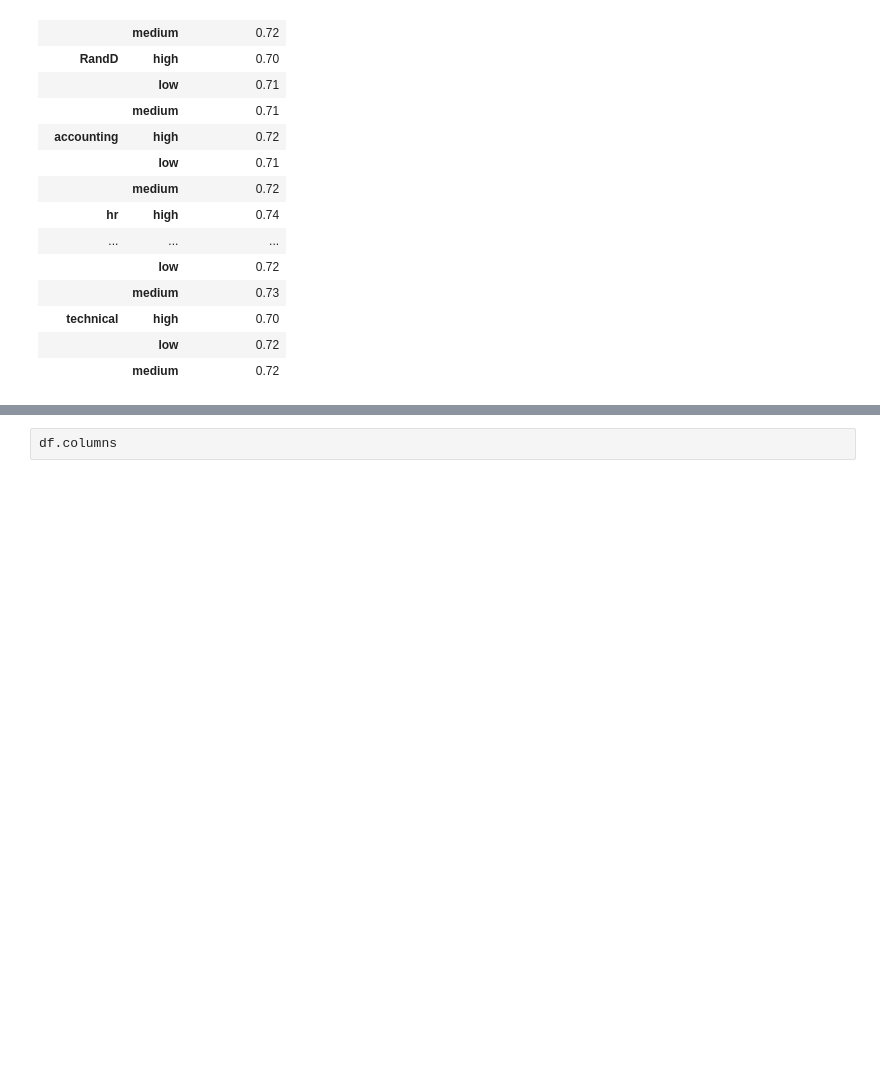
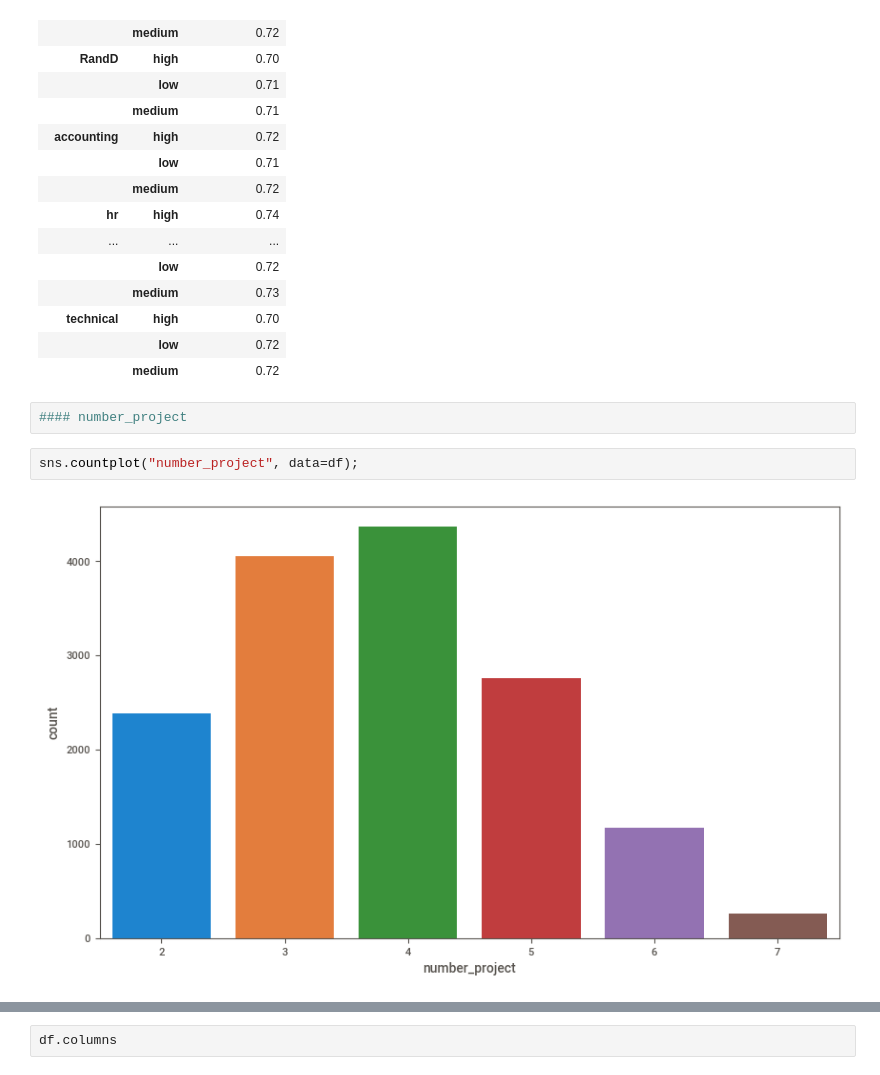
Before and after one commit to habip-bingol/Projects, a Jupyter notebook: ML_Projects/Capstone Projects/Churn_Prediction/Churn_Prediction.ipynb, the cells around one changed output, grey strips where cells are left out. Cells and saved outputs as stored; diff of their text form; blank space fills up the shorter version.

```diff
--- a/ML_Projects/Capstone Projects/Churn_Prediction/Churn_Prediction.ipynb
+++ b/ML_Projects/Capstone Projects/Churn_Prediction/Churn_Prediction.ipynb
@@ -426,3 +426,9 @@ df.groupby(["Departments ", "salary"])["last_evaluation"].mean().to_frame()
 | technical | high | 0.70 |
 |  | low | 0.72 |
 |  | medium | 0.72 |
+# %%
+#### number_project
+# %%
+sns.countplot("number_project", data=df);
+# %% [output]
+[figure, added]
```
Also changed, not shown: parts of 41 cells of this notebook.
